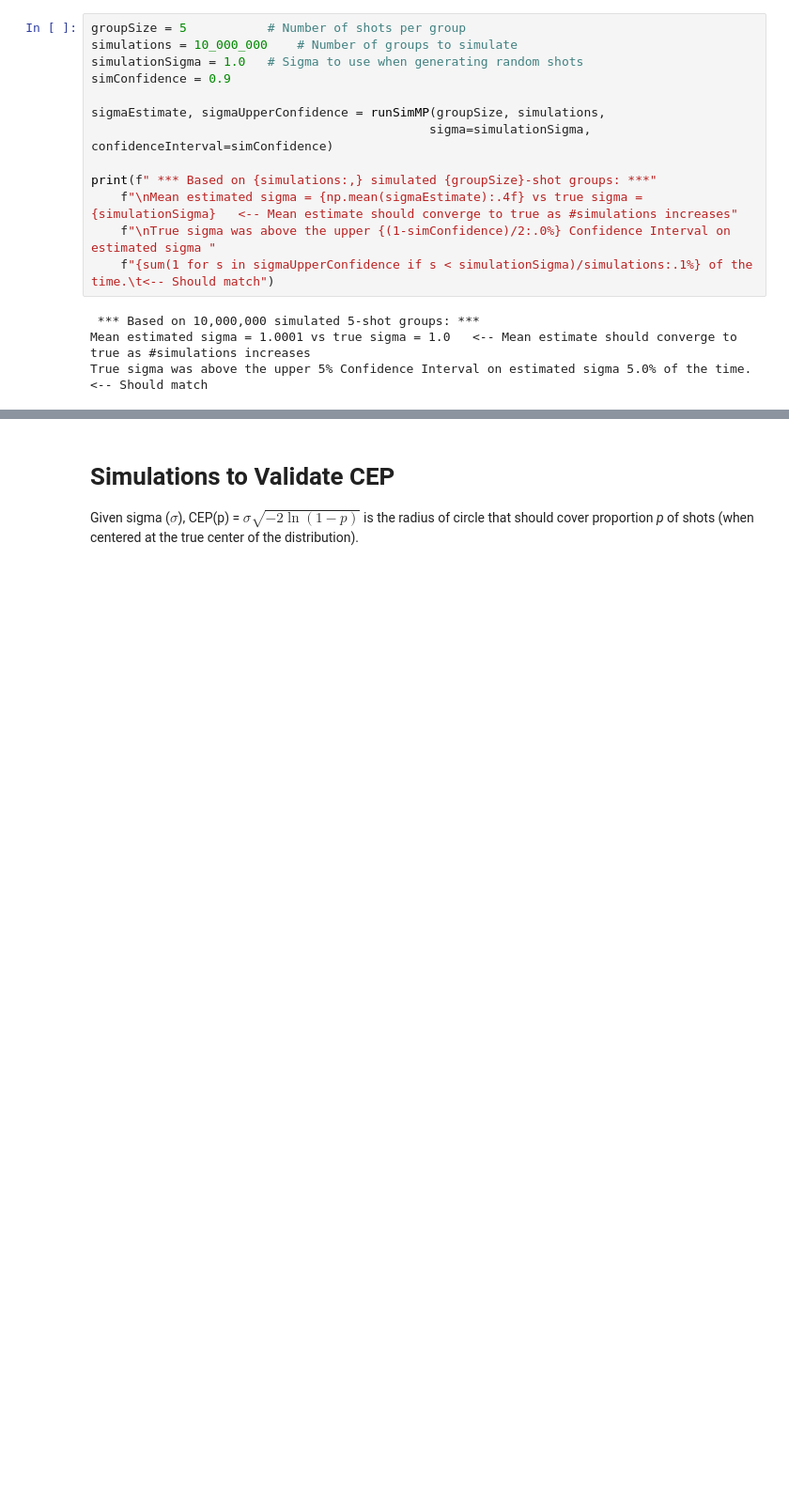
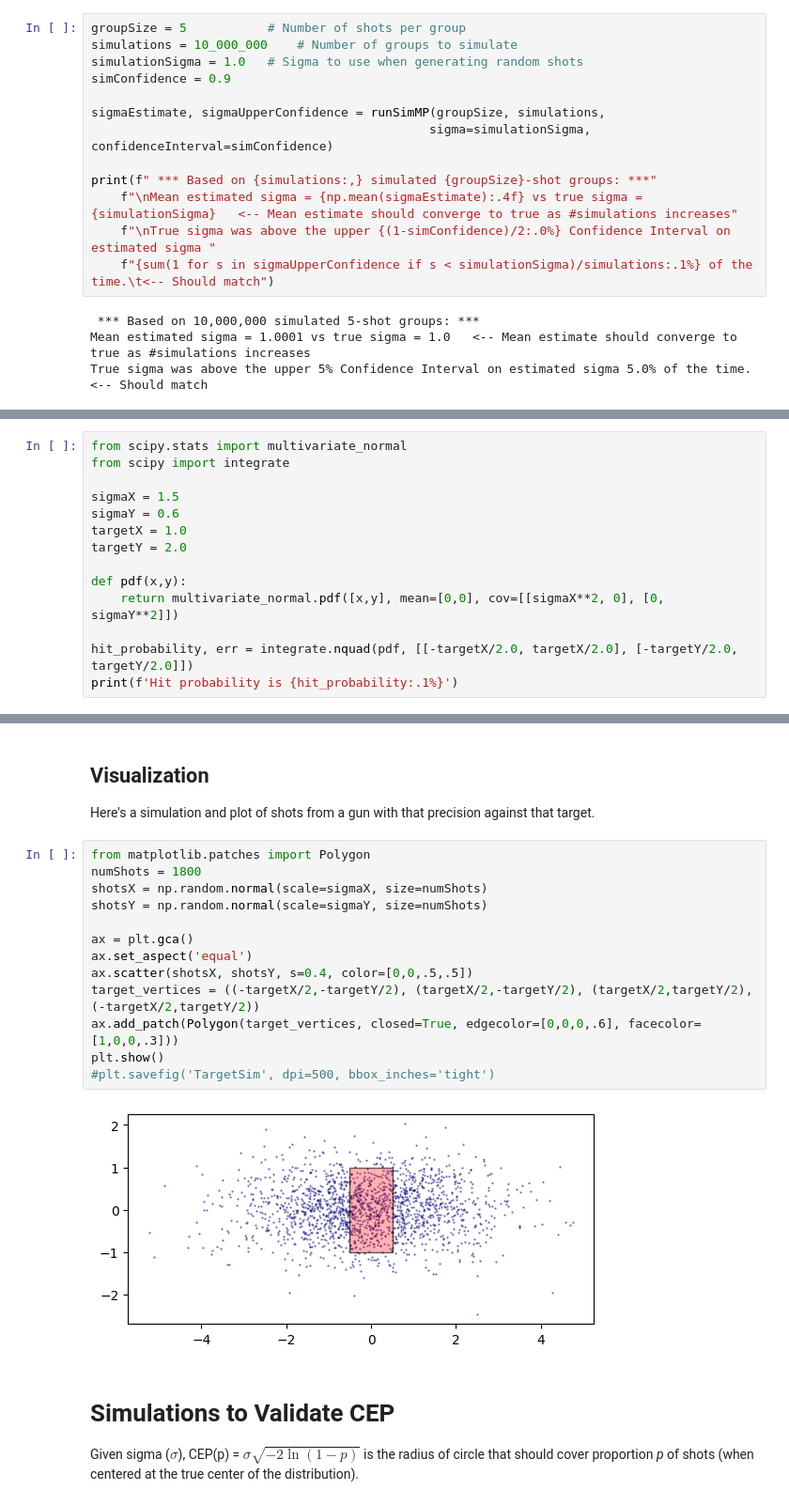
Before and after one commit to dbookstaber/ballistipedia, a Jupyter notebook: BallisticSimulations.ipynb, the cells around one changed output, grey strips where cells are left out. Shown: that part at 94% size. Cells and saved outputs as stored; diff of their text form; blank space fills up the shorter version.

Commit message:
Added numeric integration example for rectangular target.

```diff
--- a/BallisticSimulations.ipynb
+++ b/BallisticSimulations.ipynb
@@ -338,0 +343,14 @@ True sigma was above the upper 5% Confidence Interval on estimated sigma 5.0% of
+# %%
+from scipy.stats import multivariate_normal
+from scipy import integrate
+
+sigmaX = 1.5
+sigmaY = 0.6
+targetX = 1.0
+targetY = 2.0
+
+def pdf(x,y):
+    return multivariate_normal.pdf([x,y], mean=[0,0], cov=[[sigmaX**2, 0], [0, sigmaY**2]])
+
+hit_probability, err = integrate.nquad(pdf, [[-targetX/2.0, targetX/2.0], [-targetY/2.0, targetY/2.0]])
+print(f'Hit probability is {hit_probability:.1%}')
@@ -339,3 +368,22 @@ True sigma was above the upper 5% Confidence Interval on estimated sigma 5.0% of
+# %% [markdown]
+## Visualization
+
+Here's a simulation and plot of shots from a gun with that precision against that target.
+# %%
+from matplotlib.patches import Polygon
+numShots = 1800
+shotsX = np.random.normal(scale=sigmaX, size=numShots)
+shotsY = np.random.normal(scale=sigmaY, size=numShots)
+
+ax = plt.gca()
+ax.set_aspect('equal')
+ax.scatter(shotsX, shotsY, s=0.4, color=[0,0,.5,.5])
+target_vertices = ((-targetX/2,-targetY/2), (targetX/2,-targetY/2), (targetX/2,targetY/2), (-targetX/2,targetY/2))
+ax.add_patch(Polygon(target_vertices, closed=True, edgecolor=[0,0,0,.6], facecolor=[1,0,0,.3]))
+plt.show()
+#plt.savefig('TargetSim', dpi=500, bbox_inches='tight')
+# %% [output]
+[figure, added]
 # %% [markdown]
 # Simulations to Validate CEP
 
```
Also changed, not shown: parts of 17 cells of this notebook.
